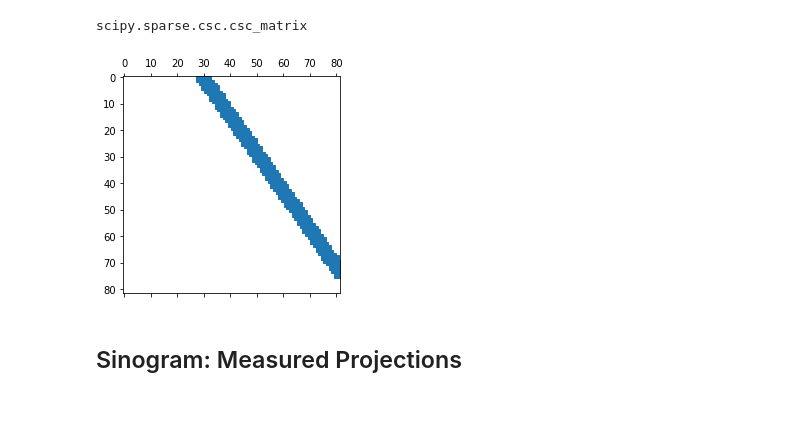
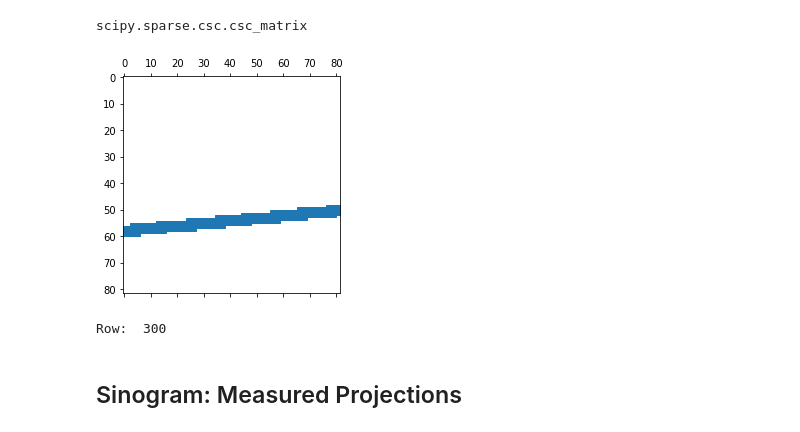
Before and after one commit to patrickwalls/math307, a Jupyter notebook: 07_computed_tomography.ipynb, the cells around one changed output. Drawn from its saved outputs; the diff is of its cells as text; code cells hidden in the pictures.

```diff
--- a/07_computed_tomography.ipynb
+++ b/07_computed_tomography.ipynb
@@ -26,12 +26,14 @@ type(A)
 # %% [output]
 scipy.sparse.csc.csc_matrix
 # %%
-index = np.random.randint(0,A.shape[0])
+index = 300 #np.random.randint(0,A.shape[0])
 proj = A[index,:].reshape(82,82)
 plt.spy(proj)
 plt.show()
+print('Row: ',index)
 # %% [output]
-[figure, old version]
+[figure, new version]
+Row:  300
 # %% [markdown]
 ## Sinogram: Measured Projections
 # %%
```
Also changed, not shown: parts of 1 cell of this notebook, 2 other files.
